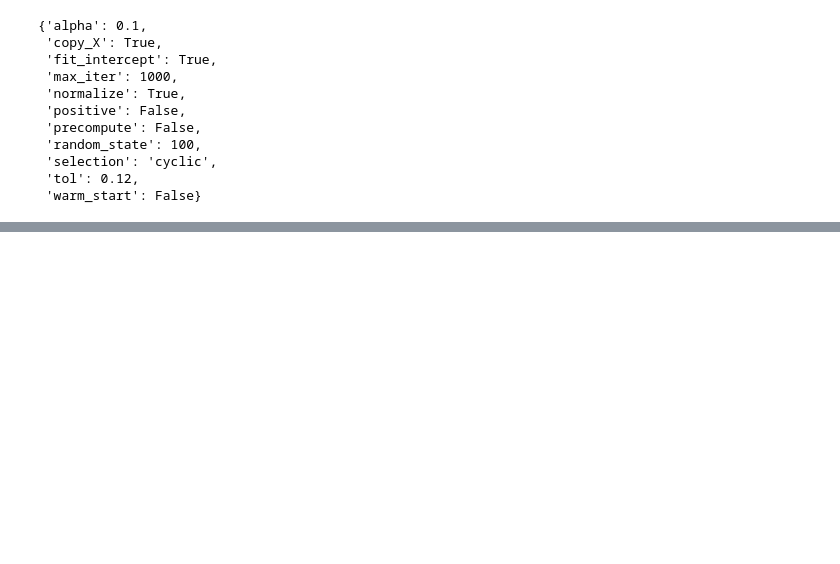
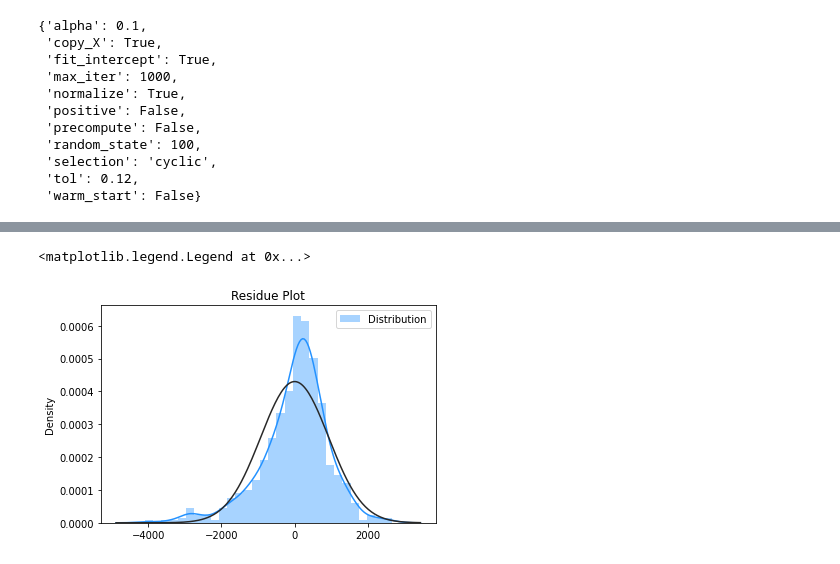
Before and after one commit to yuchen0908/explainable_ml, a Jupyter notebook: s4.1_bike_rental.ipynb, the cells around one changed output, grey strips where cells are left out. Drawn from its saved outputs; the diff is of its cells as text; code cells hidden in the pictures; blank space fills up the shorter version.

```diff
--- a/s4.1_bike_rental.ipynb
+++ b/s4.1_bike_rental.ipynb
@@ -296 +303,11 @@ plot_learning_curve("Lasso",lasso_reg, X_train, y_train, cv=cv, scoring=make_sco
 [figure]
+# %%
+# plotting histogram plot
+from scipy.stats import norm
+residues = y_train - lasso_reg.predict(X_train)
+g = sns.distplot(residues, fit=norm, color='#2492ff', label='Distribution')
+g.set_title("Residue Plot")
+g.legend(loc='best')
+# %% [output]
+<matplotlib.legend.Legend at 0x...>
+[figure, added]
```
Also changed, not shown: parts of 4 cells of this notebook, 1 other file.
